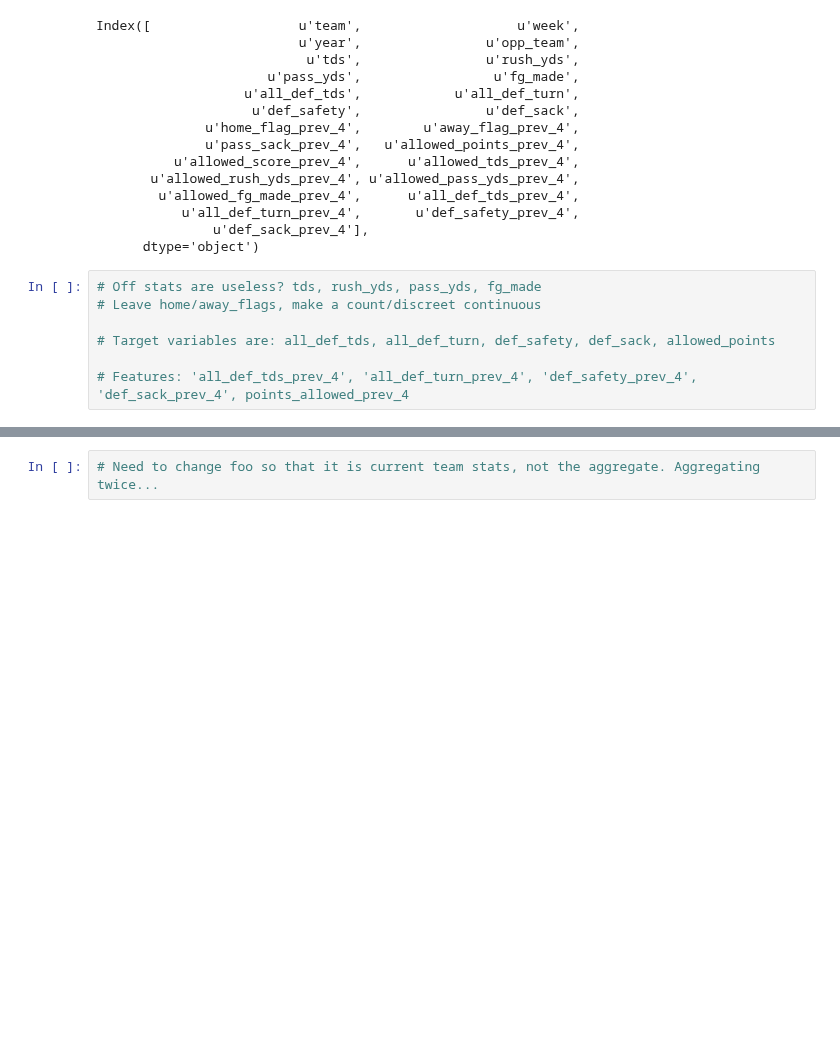
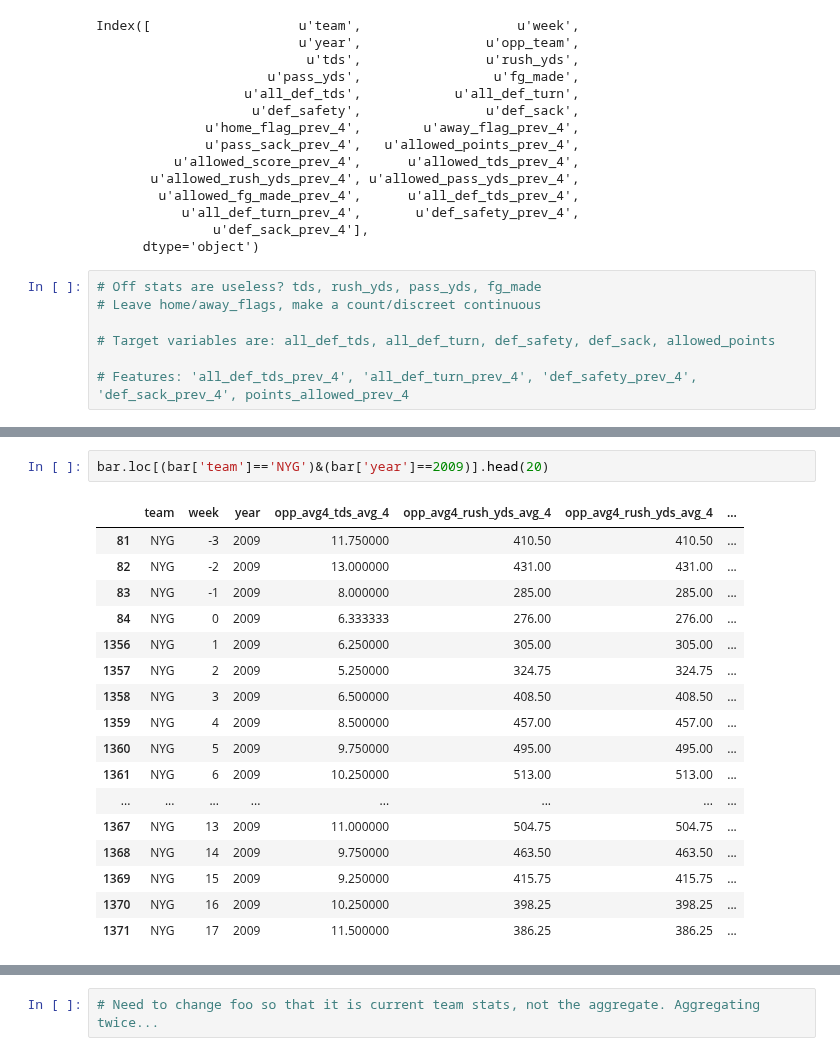
Before and after one commit to markertsean/Fantasy_Football, a Jupyter notebook: exploration/Def.ipynb, the cells around one changed output, grey strips where cells are left out. Saved outputs shown, nothing was run; the diff lists cells and outputs as text; blank space fills up the shorter version.

```diff
--- a/exploration/Def.ipynb
+++ b/exploration/Def.ipynb
@@ -304,3 +306,23 @@ for col in bar.columns.values[:-3]:
+# %%
+bar.loc[(bar['team']=='NYG')&(bar['year']==2009)].head(20)
+# %% [output]
+|  | team | week | year | opp_avg4_tds_avg_4 | opp_avg4_rush_yds_avg_4 | opp_avg4_rush_yds_avg_4 | ... |
+| 81 | NYG | -3 | 2009 | 11.750000 | 410.50 | 410.50 | ... |
+| 82 | NYG | -2 | 2009 | 13.000000 | 431.00 | 431.00 | ... |
+| 83 | NYG | -1 | 2009 | 8.000000 | 285.00 | 285.00 | ... |
+| 84 | NYG | 0 | 2009 | 6.333333 | 276.00 | 276.00 | ... |
+| 1356 | NYG | 1 | 2009 | 6.250000 | 305.00 | 305.00 | ... |
+| 1357 | NYG | 2 | 2009 | 5.250000 | 324.75 | 324.75 | ... |
+| 1358 | NYG | 3 | 2009 | 6.500000 | 408.50 | 408.50 | ... |
+| 1359 | NYG | 4 | 2009 | 8.500000 | 457.00 | 457.00 | ... |
+| 1360 | NYG | 5 | 2009 | 9.750000 | 495.00 | 495.00 | ... |
+| 1361 | NYG | 6 | 2009 | 10.250000 | 513.00 | 513.00 | ... |
+| ... | ... | ... | ... | ... | ... | ... | ... |
+| 1367 | NYG | 13 | 2009 | 11.000000 | 504.75 | 504.75 | ... |
+| 1368 | NYG | 14 | 2009 | 9.750000 | 463.50 | 463.50 | ... |
+| 1369 | NYG | 15 | 2009 | 9.250000 | 415.75 | 415.75 | ... |
+| 1370 | NYG | 16 | 2009 | 10.250000 | 398.25 | 398.25 | ... |
+| 1371 | NYG | 17 | 2009 | 11.500000 | 386.25 | 386.25 | ... |
 # %%
 foo.head(20)
 # %% [output]
```
Also changed, not shown: parts of 2 cells of this notebook, 1 other file.
